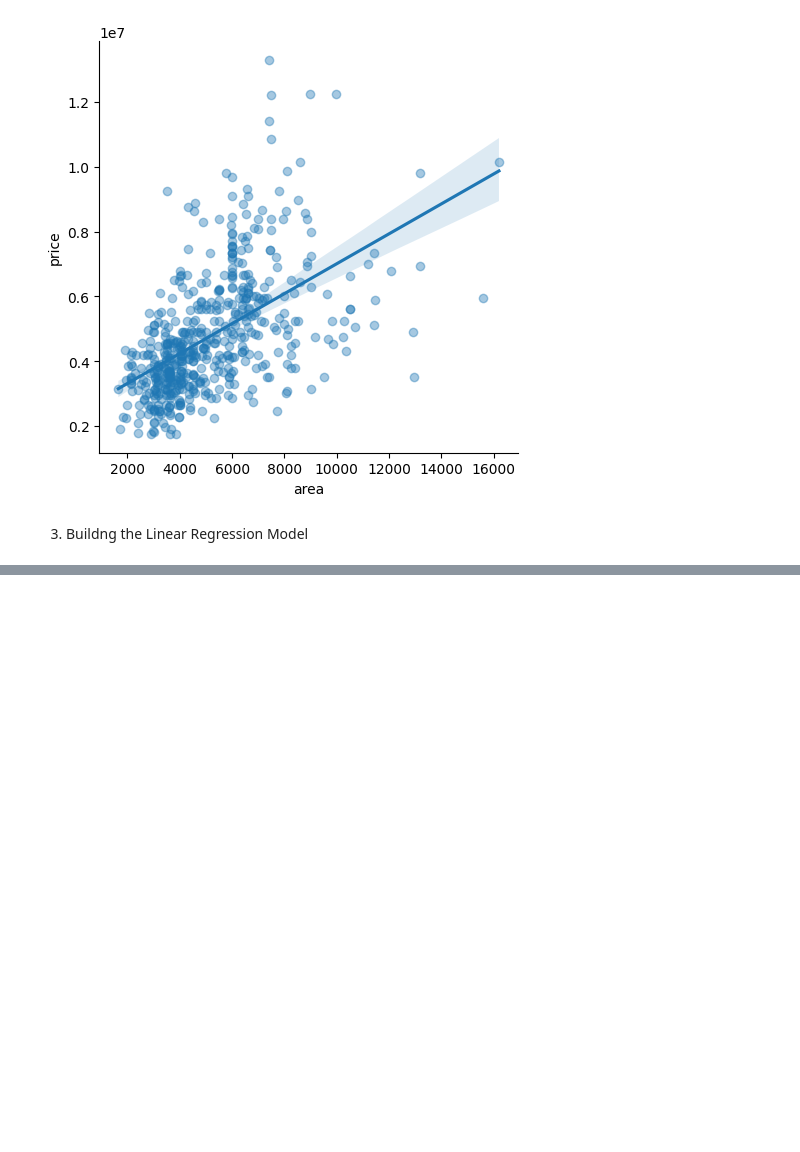
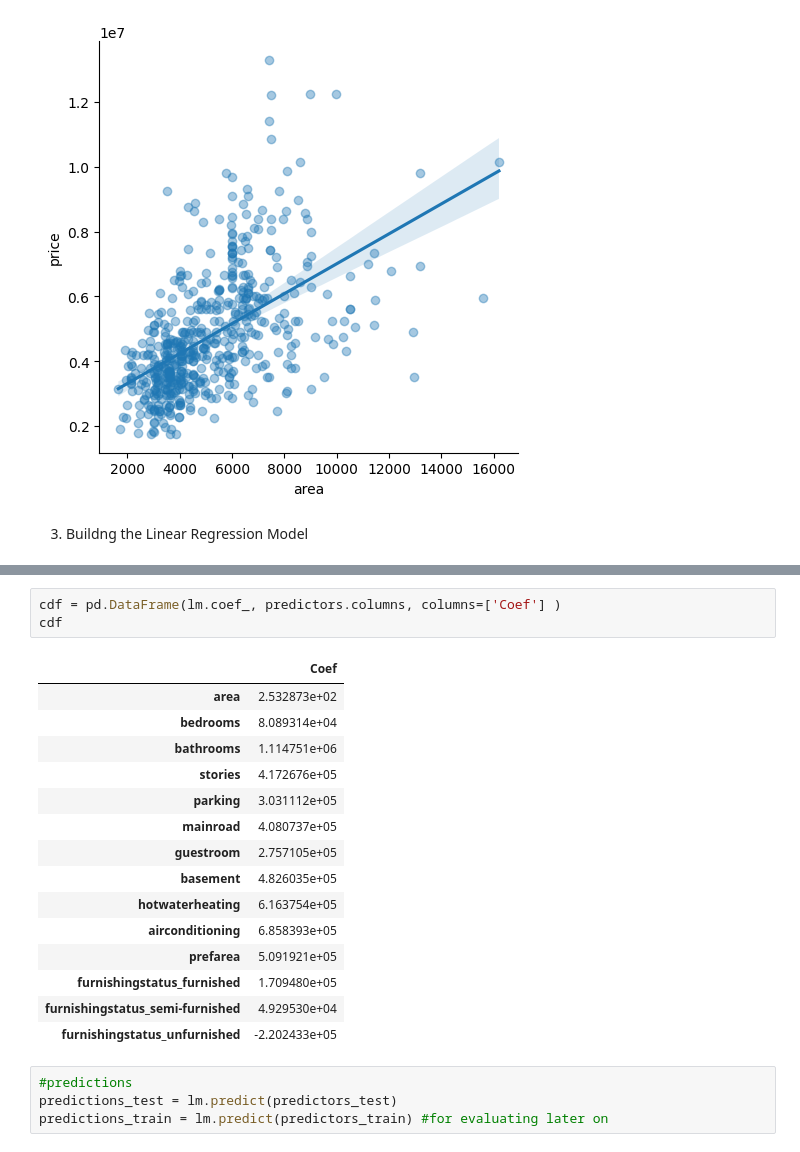
Before and after one commit to sh4ruyan/predictingHousePrices, a Jupyter notebook: predictingHousePrices.ipynb, the cells around one changed output, grey strips where cells are left out. Drawn from its saved outputs; the diff is of its cells as text; blank space fills up the shorter version.

```diff
--- a/predictingHousePrices.ipynb
+++ b/predictingHousePrices.ipynb
@@ -189,0 +180,23 @@ print(ohetransform)
+# %%
+cdf = pd.DataFrame(lm.coef_, predictors.columns, columns=['Coef'] )
+cdf
+# %% [output]
+|  | Coef |
+| area | 2.532873e+02 |
+| bedrooms | 8.089314e+04 |
+| bathrooms | 1.114751e+06 |
+| stories | 4.172676e+05 |
+| parking | 3.031112e+05 |
+| mainroad | 4.080737e+05 |
+| guestroom | 2.757105e+05 |
+| basement | 4.826035e+05 |
+| hotwaterheating | 6.163754e+05 |
+| airconditioning | 6.858393e+05 |
+| prefarea | 5.091921e+05 |
+| furnishingstatus_furnished | 1.709480e+05 |
+| furnishingstatus_semi-furnished | 4.929530e+04 |
+| furnishingstatus_unfurnished | -2.202433e+05 |
+# %%
+#predictions
+predictions_test = lm.predict(predictors_test)
+predictions_train = lm.predict(predictors_train) #for evaluating later on
```
Also changed, not shown: parts of 14 cells of this notebook.
